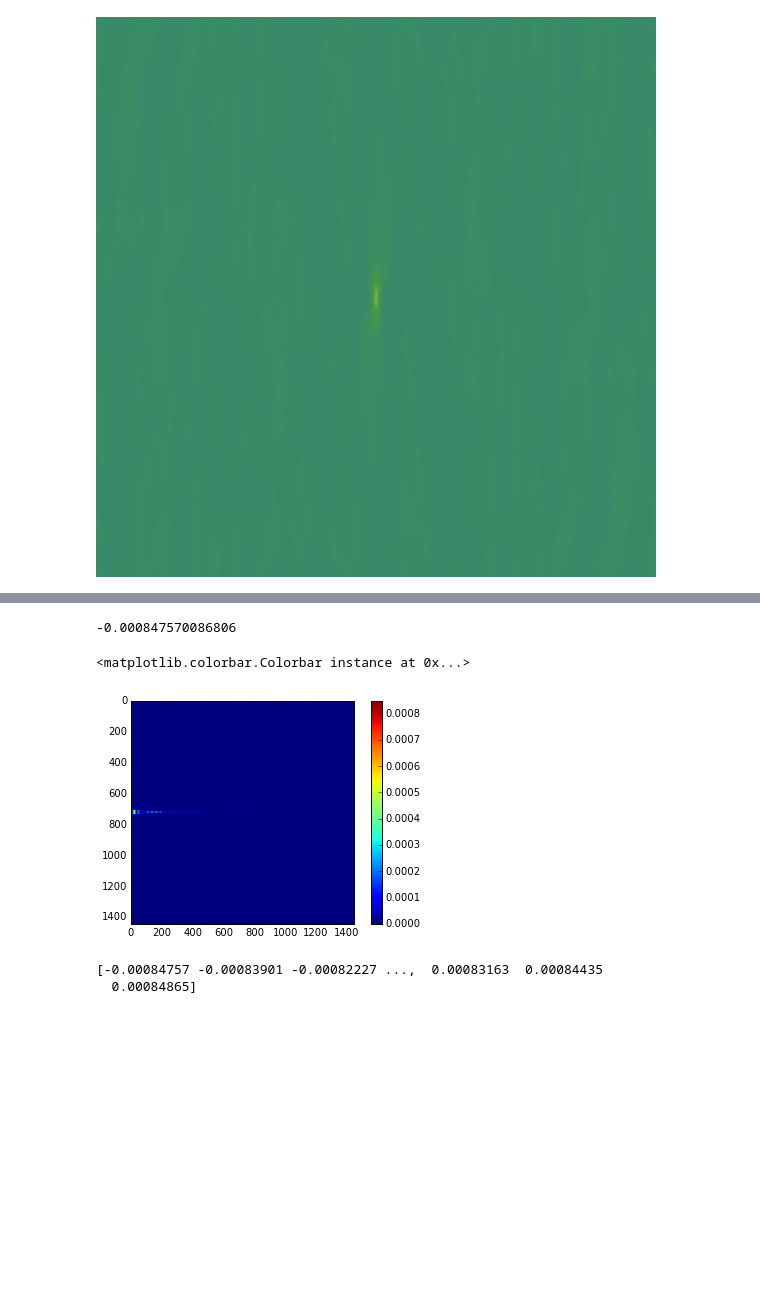
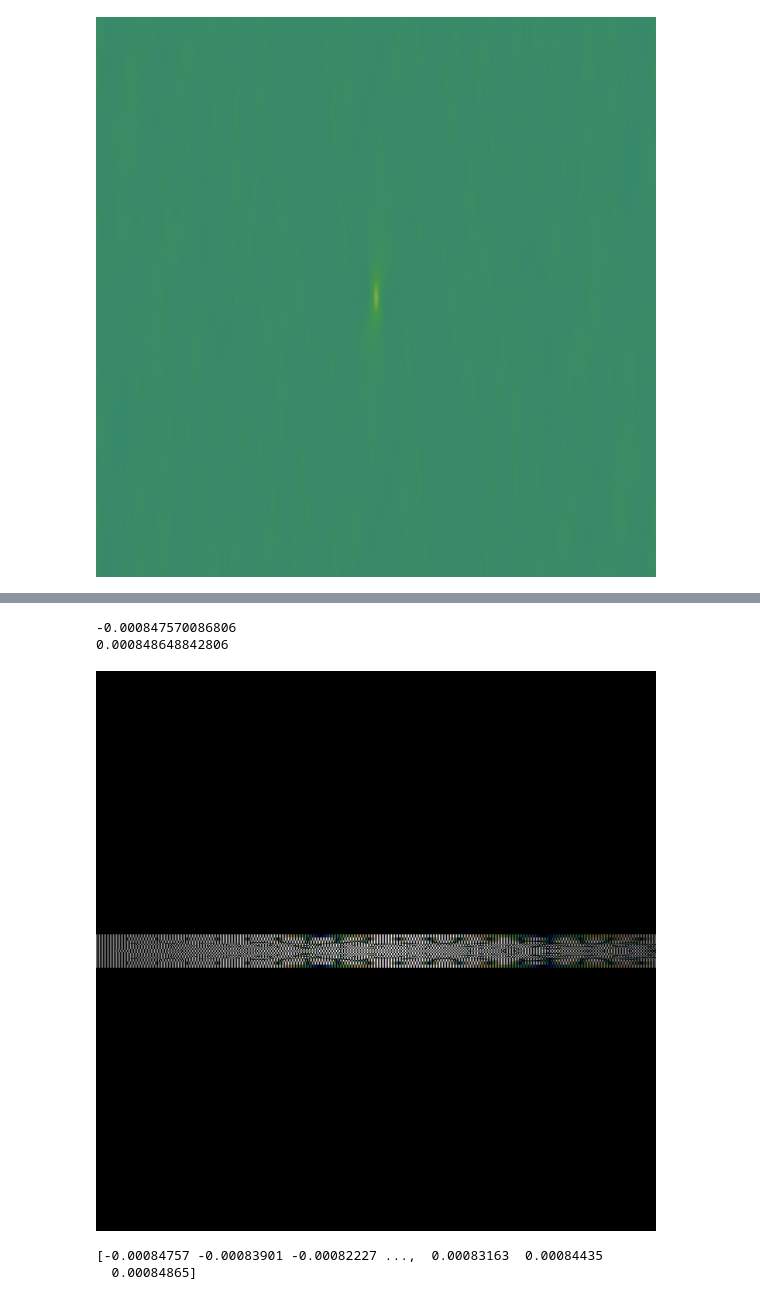
Before and after one commit to phelpsforpresident/MIC-XRD-Polymer, a Jupyter notebook: notebooks/XRScatteringData.ipynb, the cells around one changed output, grey strips where cells are left out. Cells and saved outputs as stored; diff of their text form; code cells hidden in the pictures; blank space fills up the shorter version.

```diff
--- a/notebooks/XRScatteringData.ipynb
+++ b/notebooks/XRScatteringData.ipynb
@@ -106,14 +106,15 @@ real_auto = spfft.dct(sym_data) / np.product(np.array(sym_data.shape))
 # %%
 #print real_auto
 print np.min(real_auto)
+print np.max(real_auto)
 #plt.imshow(np.fft.ifftshift(np.abs(real_auto)))
-plt.imshow(np.abs(real_auto))
-#display_array(np.fft.ifftshift(real_auto))
-plt.colorbar()
+#plt.imshow(np.abs(real_auto))
+display_array(real_auto * 1e6)
+#plt.colorbar()
 # %% [output]
 -0.000847570086806
+0.000848648842806
-<matplotlib.colorbar.Colorbar instance at 0x...>
-[figure, old version]
+[figure, new version]
 # %%
 print np.unique(real_auto)
 # %% [output]
```
Also changed, not shown: parts of 2 cells of this notebook.
